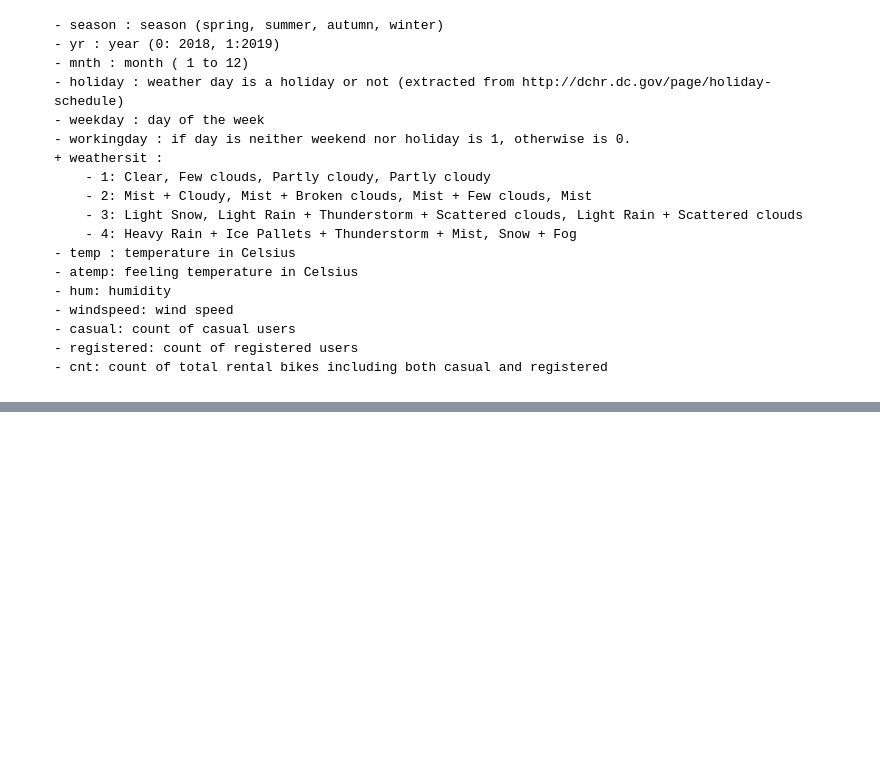
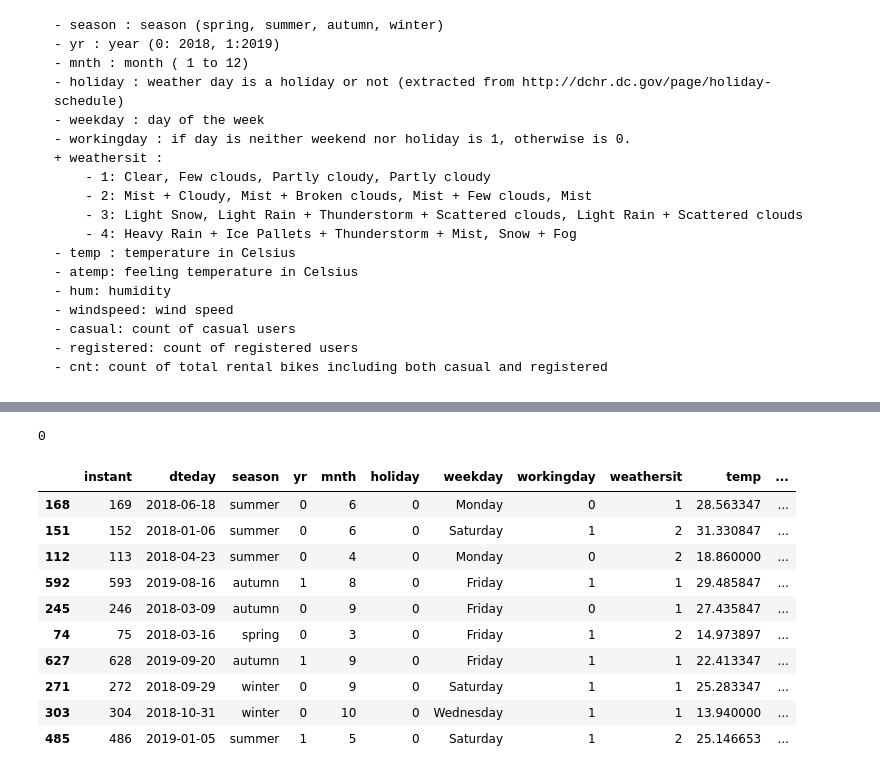
Before and after one commit to LidyaDescals/project-da-promo-D-module-3-team-3, a Jupyter notebook: analisis_exploratorio.ipynb, the cells around one changed output, grey strips where cells are left out. Drawn from its saved outputs; the diff is of its cells as text; code cells hidden in the pictures; blank space fills up the shorter version.

```diff
--- a/analisis_exploratorio.ipynb
+++ b/analisis_exploratorio.ipynb
@@ -42,0 +122,4 @@ day.csv have the following fields:
+# %%
+df.duplicated().sum()
+# %% [output]
+0
@@ -42,0 +128,22 @@ day.csv have the following fields:
+# %%
+df['month'] = df['dteday'].dt.month_name()
+# %%
+df['year'] = df['dteday'].dt.year
+# %%
+df['weekday'] = df['dteday'].dt.day_name()
+# %%
+df['day'] = df['dteday'].dt.day
+# %%
+df.sample(10)
+# %% [output]
+|  | instant | dteday | season | yr | mnth | holiday | weekday | workingday | weathersit | temp | ... |
+| 168 | 169 | 2018-06-18 | summer | 0 | 6 | 0 | Monday | 0 | 1 | 28.563347 | ... |
+| 151 | 152 | 2018-01-06 | summer | 0 | 6 | 0 | Saturday | 1 | 2 | 31.330847 | ... |
+| 112 | 113 | 2018-04-23 | summer | 0 | 4 | 0 | Monday | 0 | 2 | 18.860000 | ... |
+| 592 | 593 | 2019-08-16 | autumn | 1 | 8 | 0 | Friday | 1 | 1 | 29.485847 | ... |
+| 245 | 246 | 2018-03-09 | autumn | 0 | 9 | 0 | Friday | 0 | 1 | 27.435847 | ... |
+| 74 | 75 | 2018-03-16 | spring | 0 | 3 | 0 | Friday | 1 | 2 | 14.973897 | ... |
+| 627 | 628 | 2019-09-20 | autumn | 1 | 9 | 0 | Friday | 1 | 1 | 22.413347 | ... |
+| 271 | 272 | 2018-09-29 | winter | 0 | 9 | 0 | Saturday | 1 | 1 | 25.283347 | ... |
+| 303 | 304 | 2018-10-31 | winter | 0 | 10 | 0 | Wednesday | 1 | 1 | 13.940000 | ... |
+| 485 | 486 | 2019-01-05 | summer | 1 | 5 | 0 | Saturday | 1 | 2 | 25.146653 | ... |
```
Also changed, not shown: parts of 16 cells of this notebook.
